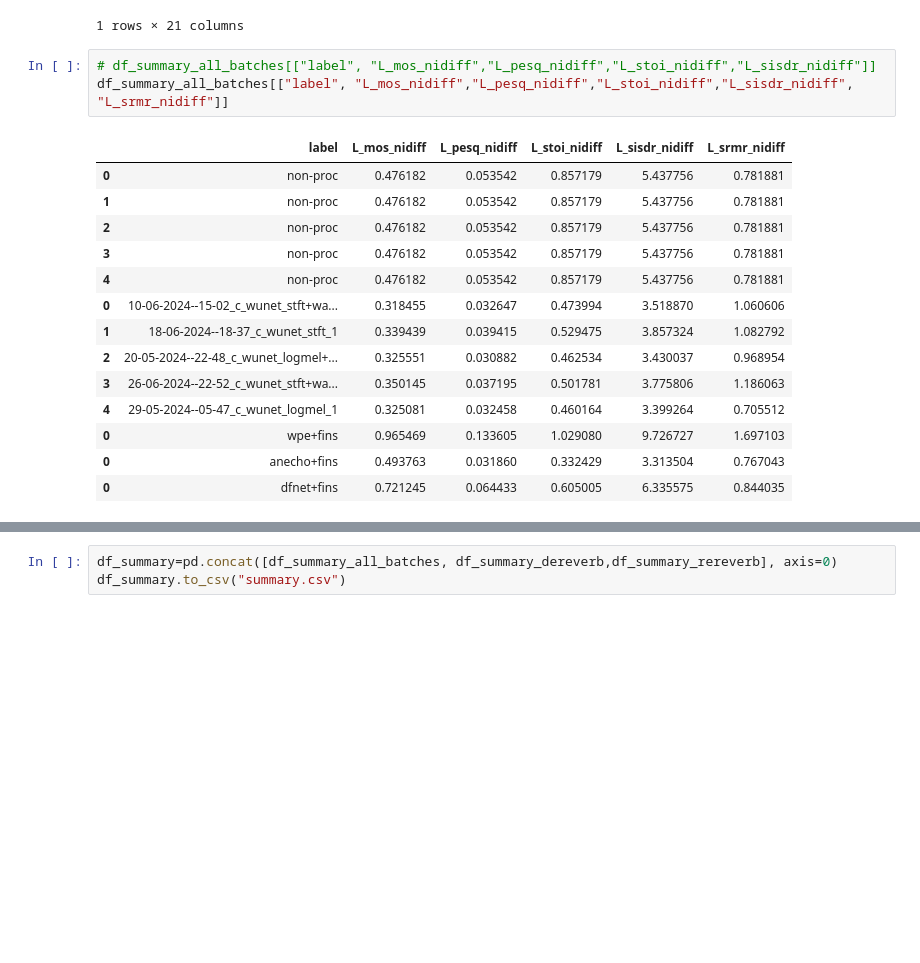
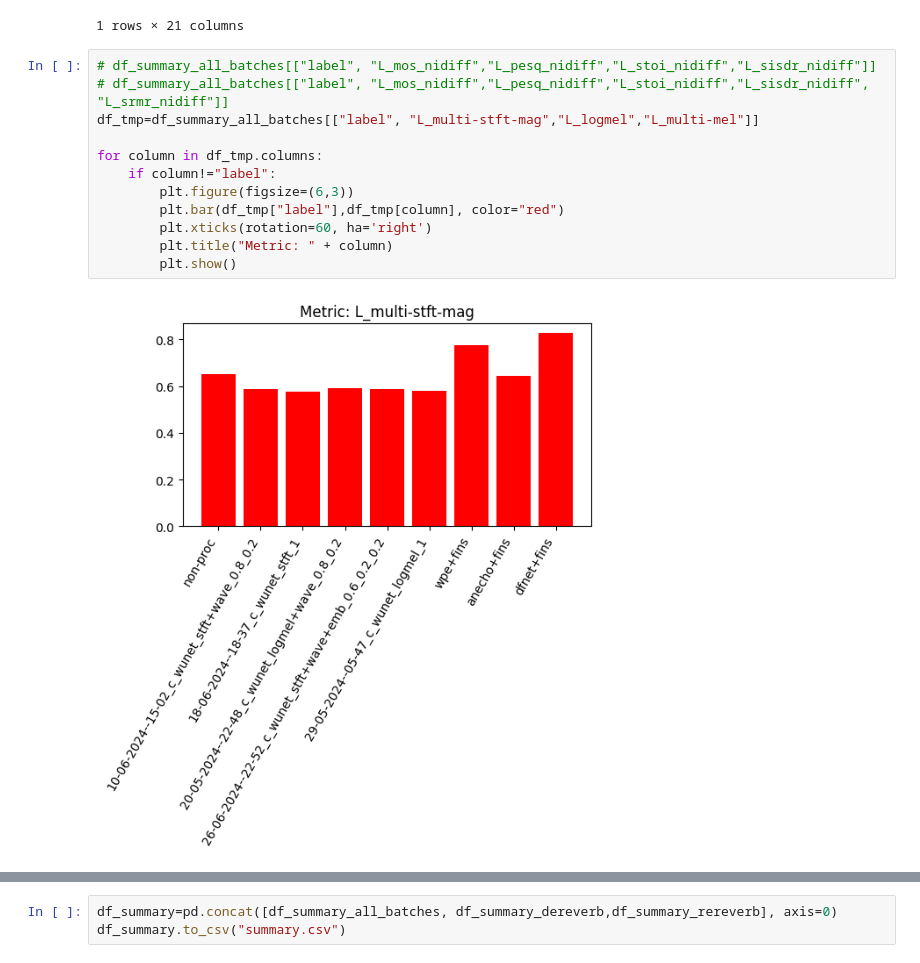
Before and after one commit to joaluba/reverb-match-cond-u-net, a Jupyter notebook: notebooks/report_exp_log.ipynb, the cells around one changed output, grey strips where cells are left out. Drawn from its saved outputs; the diff is of its cells as text; blank space fills up the shorter version.

Commit message:
report for comparing metrics

```diff
--- a/notebooks/report_exp_log.ipynb
+++ b/notebooks/report_exp_log.ipynb
@@ -532,21 +532,17 @@ df_summary_rereverb["selection"]="rereverb"
 |  | label | idx | L_multi-stft-sc | L_multi-stft-mag | L_multi-mel | L_multi-wave | L_stft-sc | L_stft-mag | ... |
 | 0 | dfnet+fins | 570.0 | 0.685985 | 0.808293 | 0.240611 | 0.075374 | 0.671607 | 0.800746 | ... |
 1 rows × 21 columns
-# %%
-# df_summary_all_batches[["label", "L_mos_nidiff","L_pesq_nidiff","L_stoi_nidiff","L_sisdr_nidiff"]]
-df_summary_all_batches[["label", "L_mos_nidiff","L_pesq_nidiff","L_stoi_nidiff","L_sisdr_nidiff", "L_srmr_nidiff"]]
-# %% [output]
-|  | label | L_mos_nidiff | L_pesq_nidiff | L_stoi_nidiff | L_sisdr_nidiff | L_srmr_nidiff |
-| 0 | non-proc | 0.476182 | 0.053542 | 0.857179 | 5.437756 | 0.781881 |
-| 1 | non-proc | 0.476182 | 0.053542 | 0.857179 | 5.437756 | 0.781881 |
-| 2 | non-proc | 0.476182 | 0.053542 | 0.857179 | 5.437756 | 0.781881 |
-| 3 | non-proc | 0.476182 | 0.053542 | 0.857179 | 5.437756 | 0.781881 |
-| 4 | non-proc | 0.476182 | 0.053542 | 0.857179 | 5.437756 | 0.781881 |
-| 0 | 10-06-2024--15-02_c_wunet_stft+wa... | 0.318455 | 0.032647 | 0.473994 | 3.518870 | 1.060606 |
-| 1 | 18-06-2024--18-37_c_wunet_stft_1 | 0.339439 | 0.039415 | 0.529475 | 3.857324 | 1.082792 |
-| 2 | 20-05-2024--22-48_c_wunet_logmel+... | 0.325551 | 0.030882 | 0.462534 | 3.430037 | 0.968954 |
-| 3 | 26-06-2024--22-52_c_wunet_stft+wa... | 0.350145 | 0.037195 | 0.501781 | 3.775806 | 1.186063 |
-| 4 | 29-05-2024--05-47_c_wunet_logmel_1 | 0.325081 | 0.032458 | 0.460164 | 3.399264 | 0.705512 |
-| 0 | wpe+fins | 0.965469 | 0.133605 | 1.029080 | 9.726727 | 1.697103 |
-| 0 | anecho+fins | 0.493763 | 0.031860 | 0.332429 | 3.313504 | 0.767043 |
-| 0 | dfnet+fins | 0.721245 | 0.064433 | 0.605005 | 6.335575 | 0.844035 |
+# %%
+# df_summary_all_batches[["label", "L_mos_nidiff","L_pesq_nidiff","L_stoi_nidiff","L_sisdr_nidiff"]]
+# df_summary_all_batches[["label", "L_mos_nidiff","L_pesq_nidiff","L_stoi_nidiff","L_sisdr_nidiff", "L_srmr_nidiff"]]
+df_tmp=df_summary_all_batches[["label", "L_multi-stft-mag","L_logmel","L_multi-mel"]]
+
+for column in df_tmp.columns:
+    if column!="label":
+        plt.figure(figsize=(6,3))
+        plt.bar(df_tmp["label"],df_tmp[column], color="red")
+        plt.xticks(rotation=60, ha='right')
+        plt.title("Metric: " + column)
+        plt.show()
+# %% [output]
+[figure, added]
```
Also changed, not shown: parts of 2 cells of this notebook, 5 other files.
